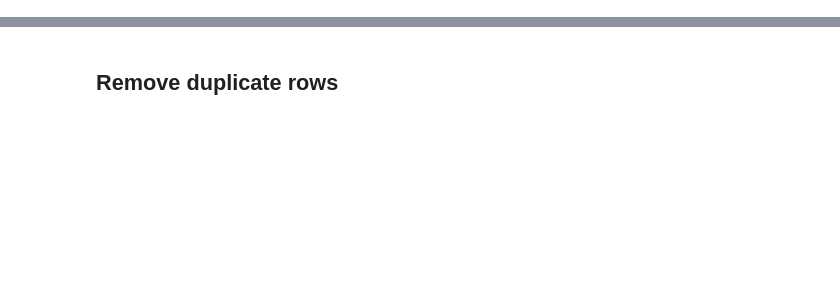
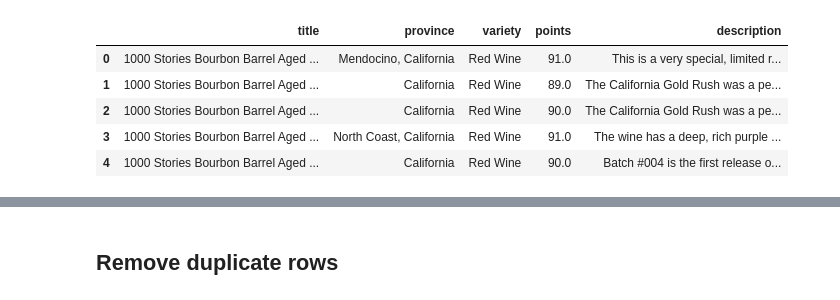
Before and after one commit to KalleHahl/data-science-group-project, a Jupyter notebook: data-cleaning/wine.ipynb, the cells around one changed output, grey strips where cells are left out. Cells and saved outputs as stored; diff of their text form; code cells hidden in the pictures; blank space fills up the shorter version.

```diff
--- a/data-cleaning/wine.ipynb
+++ b/data-cleaning/wine.ipynb
@@ -13,0 +48,16 @@ wines.head()
+# %%
+wines_2 = pd.read_csv('wine-ratings.csv') #https://github.com/paiml/wine-ratings/blob/main/wine-ratings.csv
+
+wines_2.drop('grape', axis=1, inplace=True)
+wines_2.drop('Unnamed: 0', axis=1, inplace=True)
+
+wines_2.rename(columns={'name': 'title', 'rating': 'points', 'region': 'province', 'notes': 'description'}, inplace=True)
+
+wines_2.head()
+# %% [output]
+|  | title | province | variety | points | description |
+| 0 | 1000 Stories Bourbon Barrel Aged ... | Mendocino, California | Red Wine | 91.0 | This is a very special, limited r... |
+| 1 | 1000 Stories Bourbon Barrel Aged ... | California | Red Wine | 89.0 | The California Gold Rush was a pe... |
+| 2 | 1000 Stories Bourbon Barrel Aged ... | California | Red Wine | 90.0 | The California Gold Rush was a pe... |
+| 3 | 1000 Stories Bourbon Barrel Aged ... | North Coast, California | Red Wine | 91.0 | The wine has a deep, rich purple ... |
+| 4 | 1000 Stories Bourbon Barrel Aged ... | California | Red Wine | 90.0 | Batch #004 is the first release o... |
```
Also changed, not shown: parts of 10 cells of this notebook, 9 other files.
